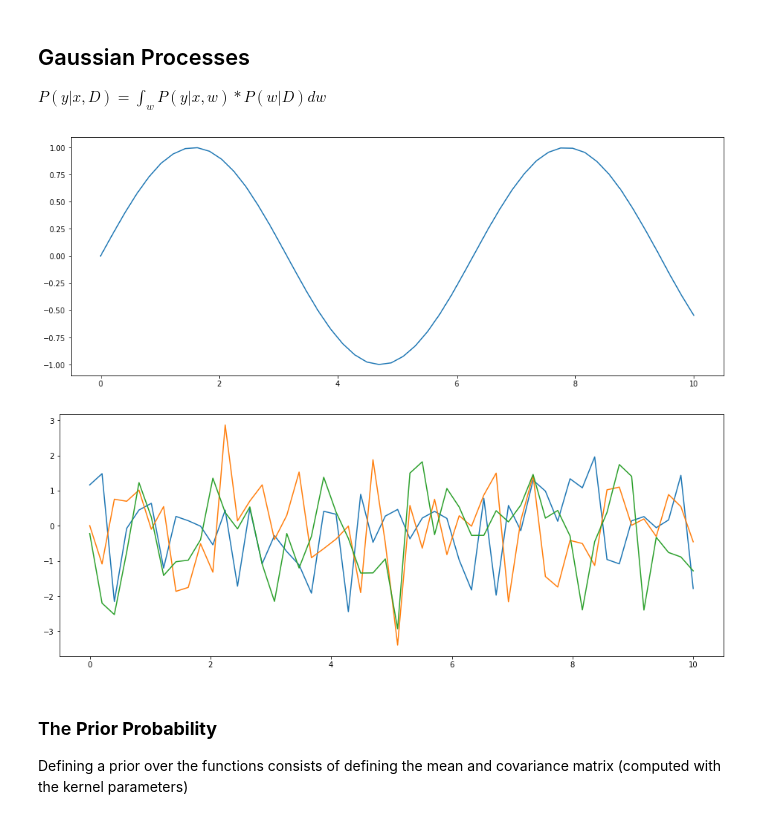
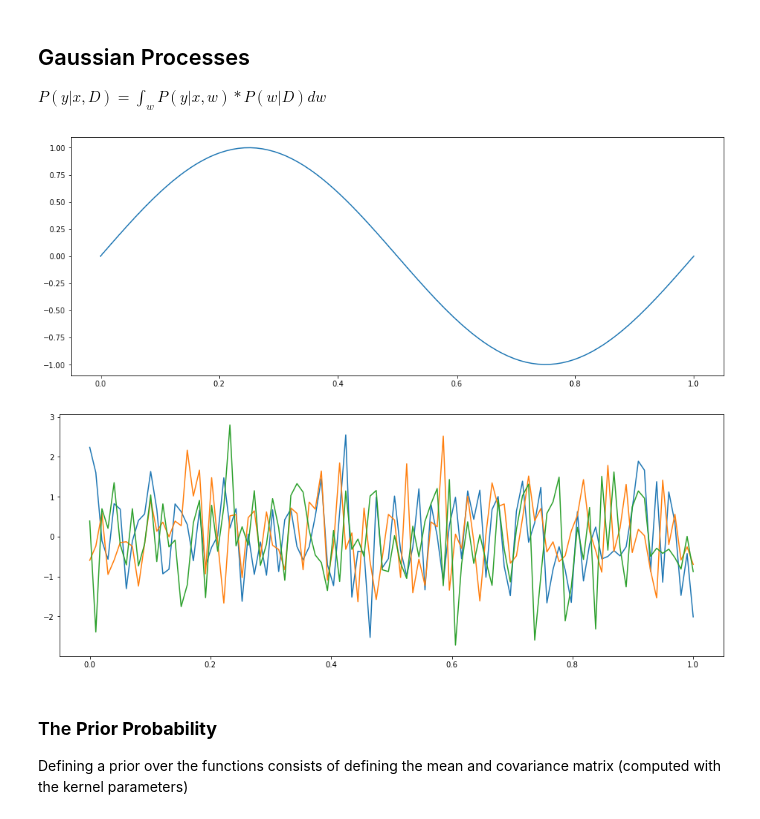
Before and after one commit to GStechschulte/autodidact, a Jupyter notebook: ML_Scratch/GaussianProcesses.ipynb, the cells around one changed output. Drawn from its saved outputs; the diff is of its cells as text; code cells hidden in the pictures.

```diff
--- a/ML_Scratch/GaussianProcesses.ipynb
+++ b/ML_Scratch/GaussianProcesses.ipynb
@@ -82,22 +88,26 @@ $P(y | x, D) = \int_w P(y | x, w) * P(w | D) dw$
 n = 50
 x = np.linspace(0, 10, n)
 
+train_x = torch.linspace(0, 1, 100)
+train_y = torch.sin(train_x * (2 * math.pi))
+
 # Data
 norm = multivariate_normal(mean=np.sin(x), cov=np.eye(n) * 1e-6)
 plt.figure(figsize=(16, 6))
-plt.plot(x, norm.rvs())
+#plt.plot(x, norm.rvs())
+plt.plot(train_x, train_y)
 plt.show()
 # %% [output]
-[figure, old version]
+[figure, new version]
 # %%
 # 3 samples from our gaussian process - zero mean and zero correlation
-norm = multivariate_normal(mean=np.zeros(n), cov=np.eye(n))
+#norm = torch.distributions.MultivariateNormal(torch.zeros(100), torch.eye(100))
+norm = multivariate_normal(mean=np.zeros(100), cov=np.eye(100))
 plt.figure(figsize=(16, 6))
-
-[plt.plot(x, norm.rvs()) for _ in range(3)]
+[plt.plot(train_x, norm.rvs()) for _ in range(3)]
 plt.show()
 # %% [output]
-[figure, old version]
+[figure, new version]
 # %% [markdown]
 ### The **Prior Probability**
 
```
Also changed, not shown: parts of 11 cells of this notebook.
